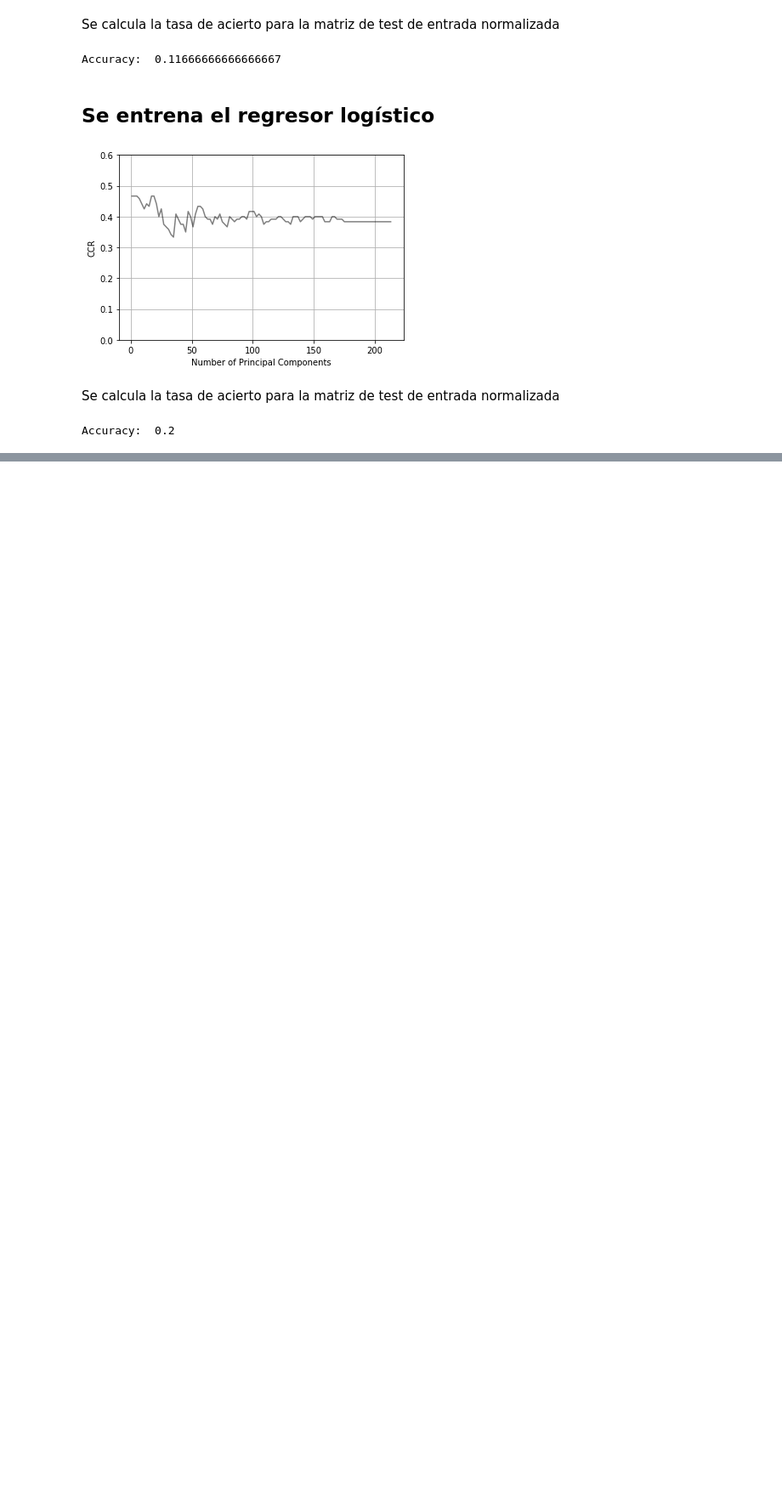
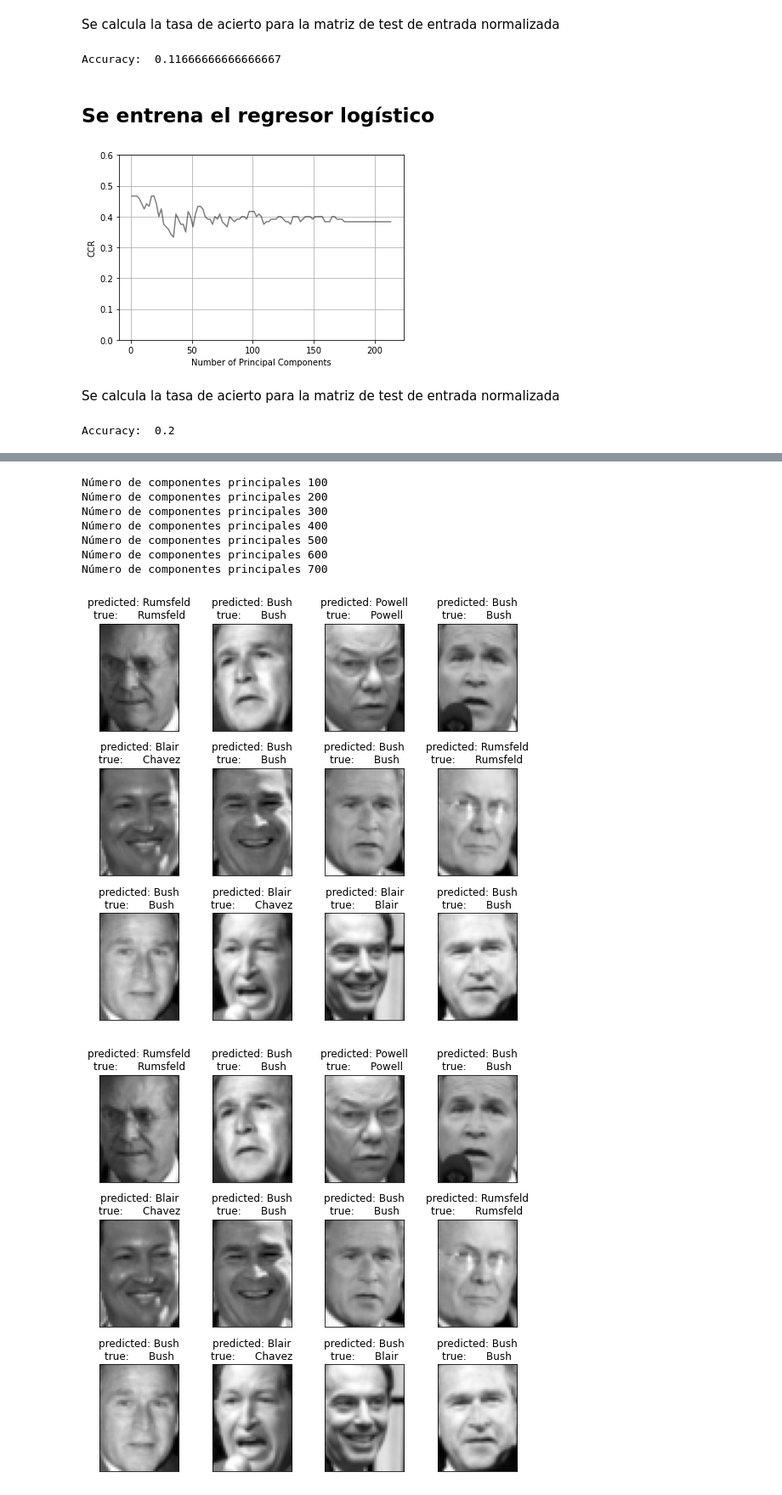
Before and after one commit to jhonatansossa/Miniproyecto2, a Jupyter notebook: miniproyecto_2.ipynb, the cells around one changed output, grey strips where cells are left out. Shown at 85% size. Drawn from its saved outputs; the diff is of its cells as text; code cells hidden in the pictures; blank space fills up the shorter version.

```diff
--- a/miniproyecto_2.ipynb
+++ b/miniproyecto_2.ipynb
@@ -107,0 +335,19 @@ Accuracy:  0.2
+# %%
+tol = []
+C = []
+
+regresion_params = []
+
+for i in range(len(Q)*ksplits):
+  clf = train(cross_arr_pca[i][0],cross_arr_pca[i][2],ksplits, 'RL')
+
+  tol.append(clf.best_params_['tol'])
+  C.append(clf.best_params_['C'])
+
+  if len(tol)==5:
+    tol_sel,c = sp.stats.mode(np.vstack(tol),axis=0)
+    C_sel,c = sp.stats.mode(np.vstack(C),axis=0)
+    regresion_params.append((C_sel[0][0],tol_sel[0][0]))
+
+    tol = []
+    C = []
@@ -107,0 +356,10 @@ Accuracy:  0.2
+# %%
+y_pred = []
+for i in range(len(pca_train)):
+  # Se crea el modelo (ej. clasificador)
+  clf = LogisticRegression(solver='lbfgs', C=regresion_params[i][0], tol=regresion_params[i][1], max_iter=4000)
+
+  # Se entrena el modelo
+  clf.fit(pca_train[i],y_train)
+
+  y_pred.append(clf.predict(pca_test[i]))
@@ -107,0 +368,18 @@ Accuracy:  0.2
+# %%
+for j in range(len(y_pred)):
+  print("Número de componentes principales %d "
+      % (Q[j]))
+  prediction_titles = [title(y_pred[j], y_test, target_names, i)
+                      for i in range(y_pred[j].shape[0])]
+
+  plot_gallery(X_test, prediction_titles, h, w)
+# %% [output]
+Número de componentes principales 100
+Número de componentes principales 200
+Número de componentes principales 300
+Número de componentes principales 400
+Número de componentes principales 500
+Número de componentes principales 600
+Número de componentes principales 700
+[figure, added]
+[figure, added]
```
Also changed, not shown: parts of 39 cells of this notebook.
